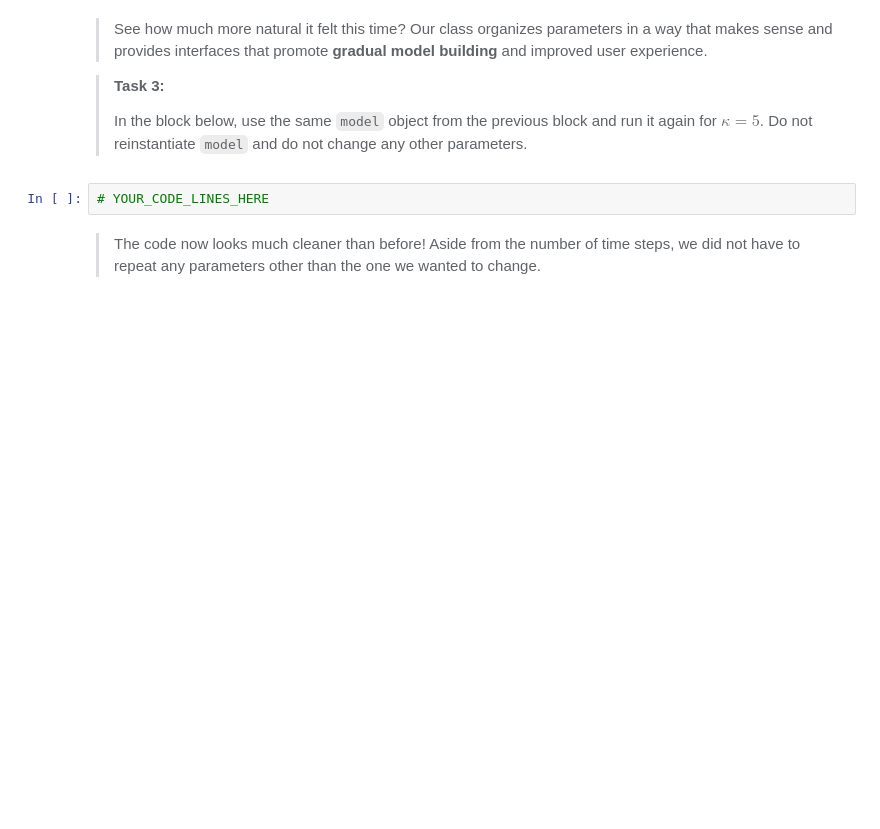
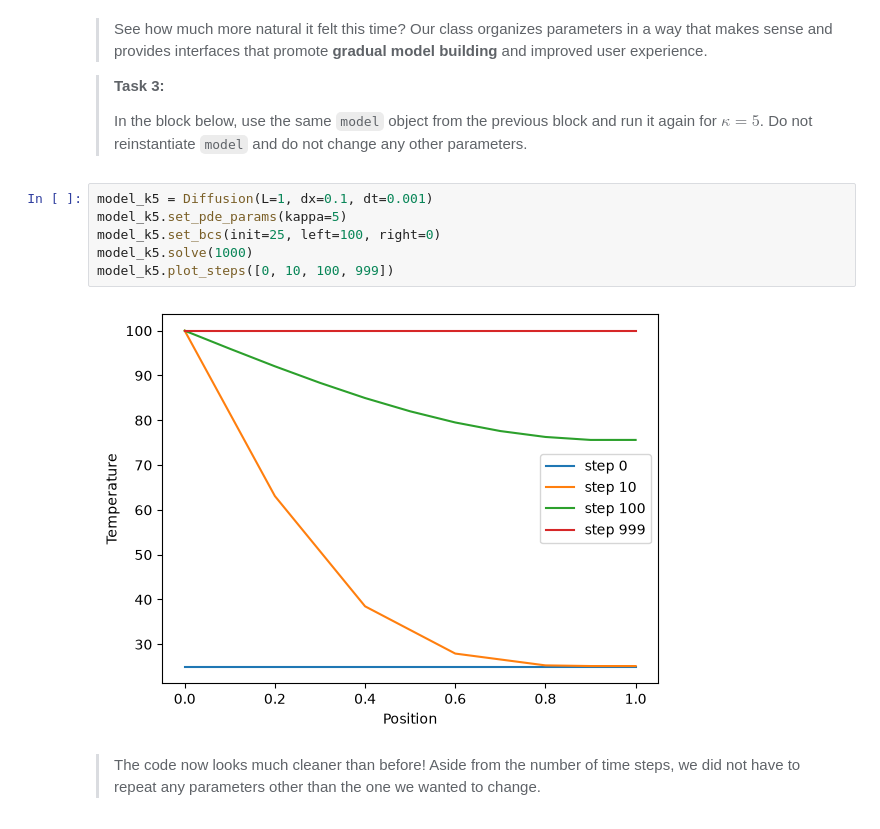
Before and after one commit to Wiggy-020/PA2.1, a Jupyter notebook: 2_oop.ipynb, the cells around one changed output. Saved outputs shown, nothing was run; the diff lists cells and outputs as text; blank space fills up the shorter version.

```diff
--- a/2_oop.ipynb
+++ b/2_oop.ipynb
@@ -98,8 +101,14 @@ model.set_bcs(# YOUR_CODE_LINE_HERE )
 > **Task 3:**
 >
 > In the block below, use the same `model` object from the previous block and run it again for $\kappa=5$. Do not reinstantiate `model` and do not change any other parameters.
-# %%
-# YOUR_CODE_LINES_HERE
+# %%
+model_k5 = Diffusion(L=1, dx=0.1, dt=0.001)
+model_k5.set_pde_params(kappa=5)
+model_k5.set_bcs(init=25, left=100, right=0)
+model_k5.solve(1000)
+model_k5.plot_steps([0, 10, 100, 999])
+# %% [output]
+[figure, added]
 # %% [markdown]
 > The code now looks much cleaner than before! Aside from the number of time steps, we did not have to repeat any parameters other than the one we wanted to change.
 # %% [markdown]
```
Also changed, not shown: parts of 6 cells of this notebook.
